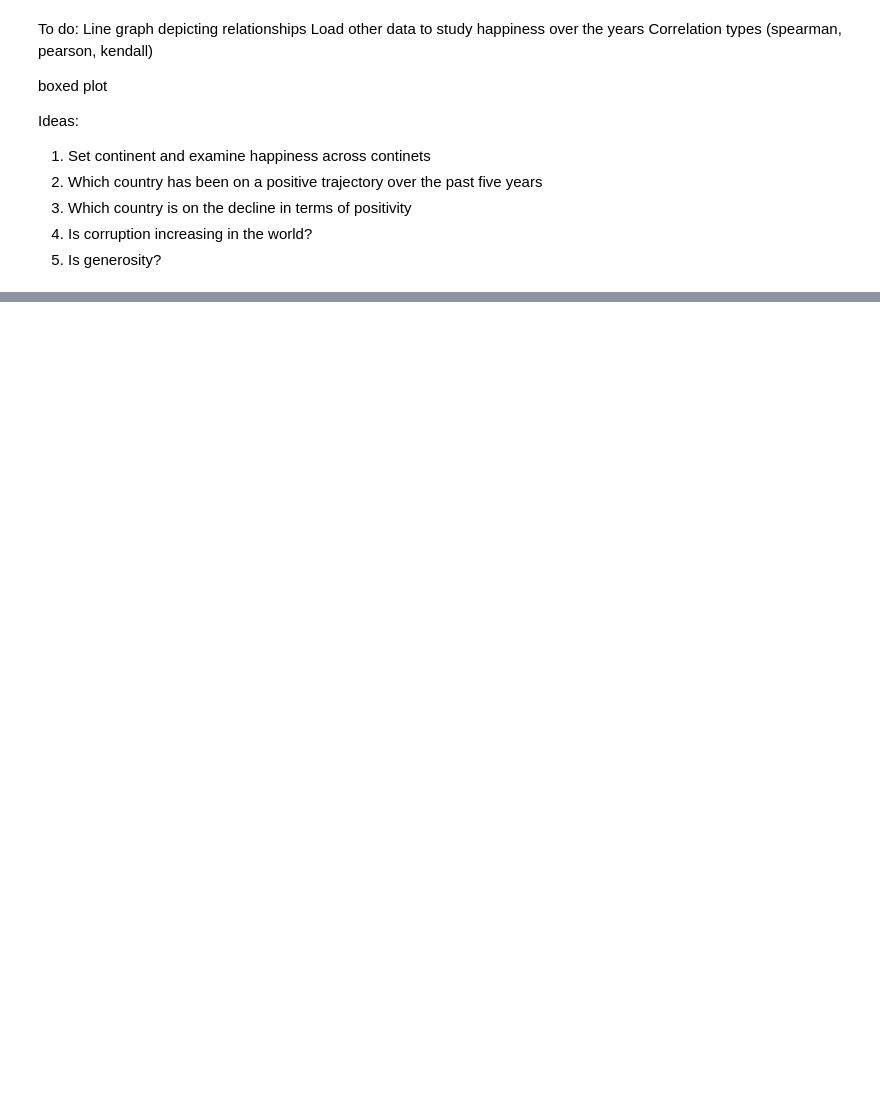
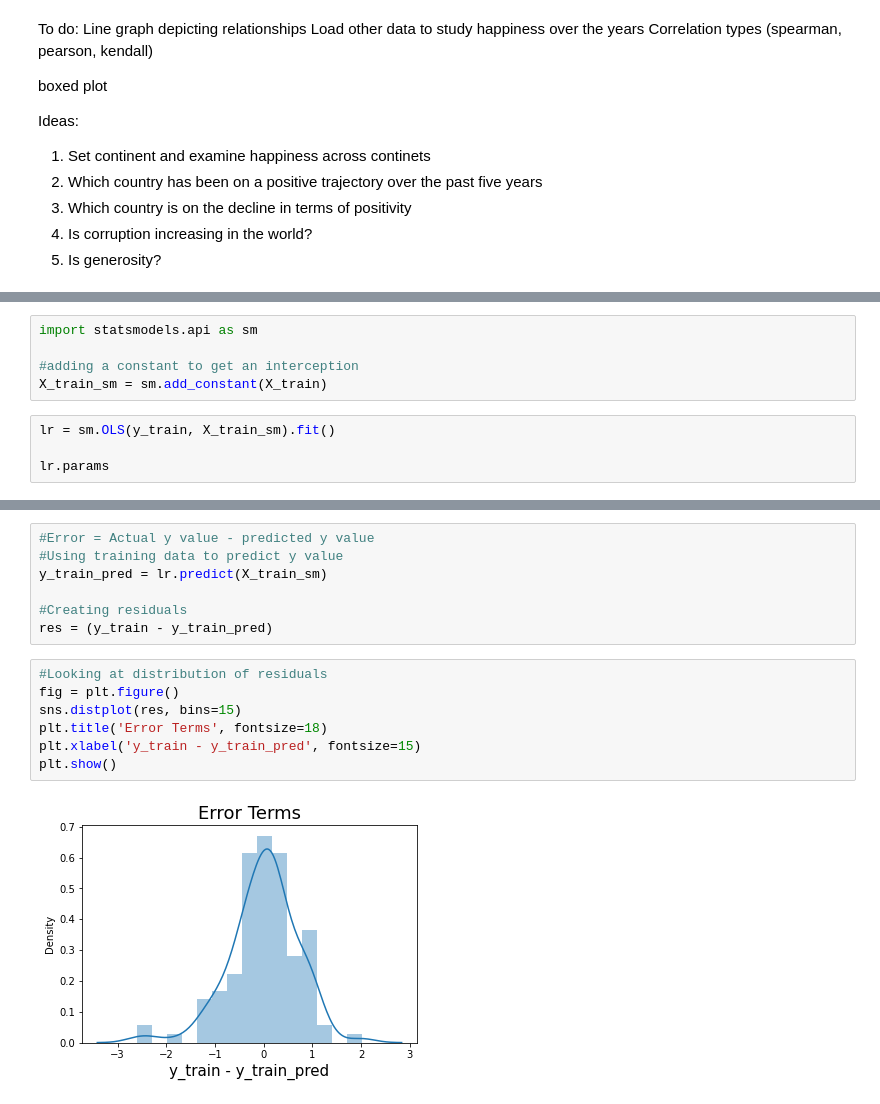
Before and after one commit to lauxpaux/HappinessResearch, a Jupyter notebook: HappinessDataExploration.ipynb, the cells around one changed output, grey strips where cells are left out. Saved outputs shown, nothing was run; the diff lists cells and outputs as text; blank space fills up the shorter version.

```diff
--- a/HappinessDataExploration.ipynb
+++ b/HappinessDataExploration.ipynb
@@ -594,0 +609,9 @@ customPal = sns.set_palette(sns.color_palette(colors))
+# %%
+import statsmodels.api as sm
+
+#adding a constant to get an interception
+X_train_sm = sm.add_constant(X_train)
+# %%
+lr = sm.OLS(y_train, X_train_sm).fit()
+
+lr.params
@@ -594,0 +650,16 @@ customPal = sns.set_palette(sns.color_palette(colors))
+# %%
+#Error = Actual y value - predicted y value
+#Using training data to predict y value
+y_train_pred = lr.predict(X_train_sm)
+
+#Creating residuals
+res = (y_train - y_train_pred)
+# %%
+#Looking at distribution of residuals
+fig = plt.figure()
+sns.distplot(res, bins=15)
+plt.title('Error Terms', fontsize=18)
+plt.xlabel('y_train - y_train_pred', fontsize=15)
+plt.show()
+# %% [output]
+[figure, added]
```
Also changed, not shown: parts of 13 cells of this notebook.
